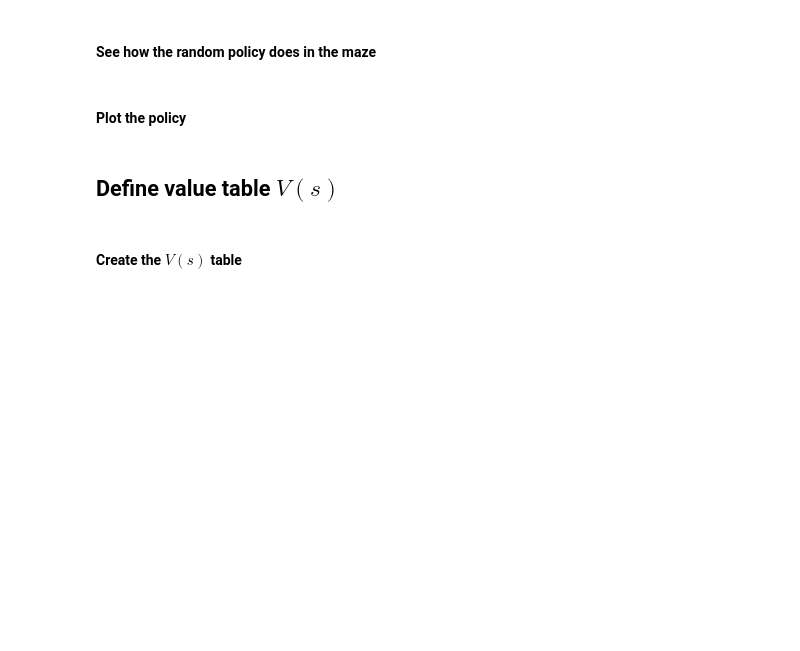
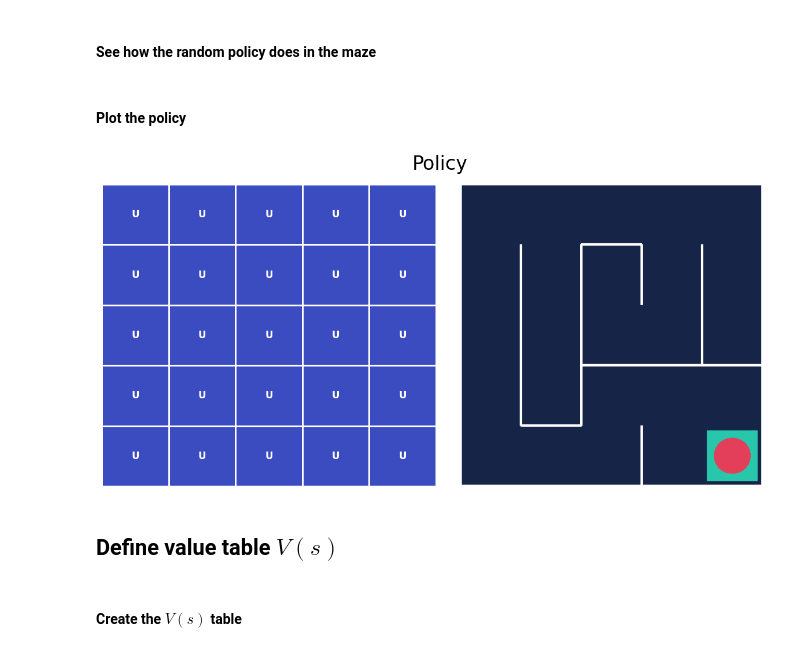
Before and after one commit to aSafarpoor/RL-simple-tutorial, a Jupyter notebook: codes/value_iteration.ipynb, the cells around one changed output. Saved outputs shown, nothing was run; the diff lists cells and outputs as text; code cells hidden in the pictures; blank space fills up the shorter version.

```diff
--- a/codes/value_iteration.ipynb
+++ b/codes/value_iteration.ipynb
@@ -67,3 +589,5 @@
 ## Define the policy $\pi(\cdot|s)$
 # %% [markdown]
 #### Create the policy $\pi(\cdot|s)$
+# %%
+policy_probs = np.full((5,5,4),0.25)
@@ -74,5 +614,9 @@
 # %% [markdown]
 #### Plot the policy
+# %%
+plot_policy(policy_probs,frame)
+# %% [output]
+[figure, added]
 # %% [markdown]
 ## Define value table $V(s)$
 # %% [markdown]
```
Also changed, not shown: parts of 19 cells of this notebook.
